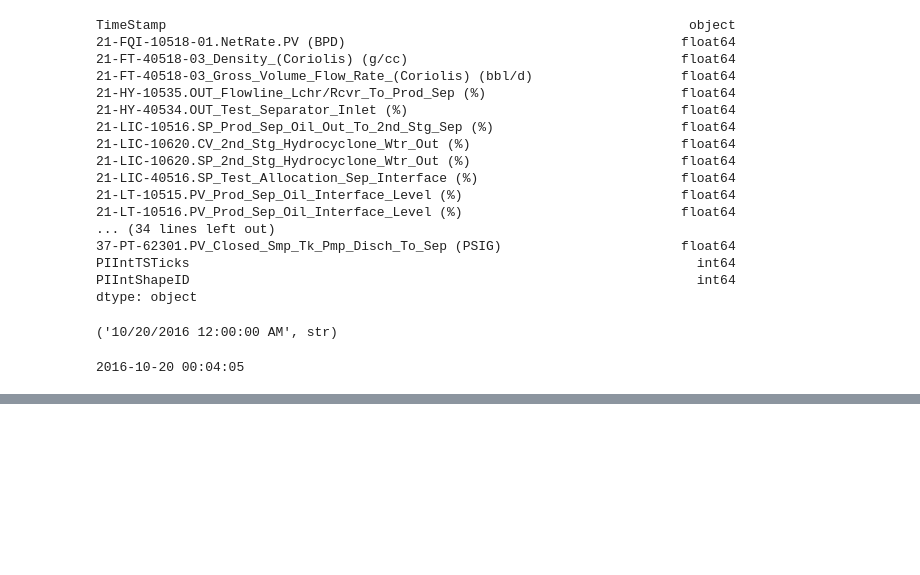
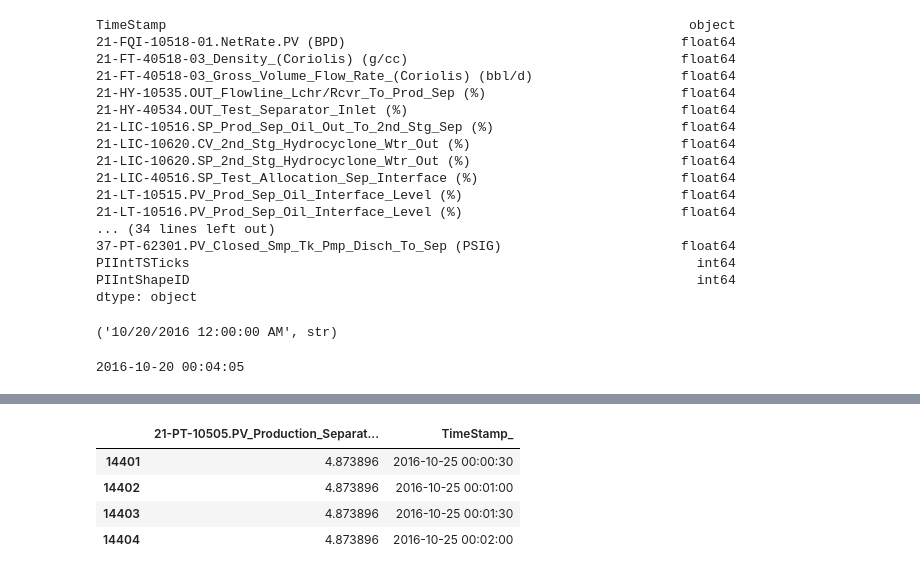
Before and after one commit to saihub/unu_bhp_2018, a Jupyter notebook: load_data_2.ipynb, the cells around one changed output, grey strips where cells are left out. Saved outputs shown, nothing was run; the diff lists cells and outputs as text; code cells hidden in the pictures; blank space fills up the shorter version.

```diff
--- a/load_data_2.ipynb
+++ b/load_data_2.ipynb
@@ -171,0 +243,8 @@ NameError: name 'df' is not defined
+# %%
+df_incident[['21-PT-10505.PV_Production_Separator (PSIG)', 'TimeStamp_']].head(4)
+# %% [output]
+|  | 21-PT-10505.PV_Production_Separat... | TimeStamp_ |
+| 14401 | 4.873896 | 2016-10-25 00:00:30 |
+| 14402 | 4.873896 | 2016-10-25 00:01:00 |
+| 14403 | 4.873896 | 2016-10-25 00:01:30 |
+| 14404 | 4.873896 | 2016-10-25 00:02:00 |
```
Also changed, not shown: parts of 14 cells of this notebook, 1 other file.
